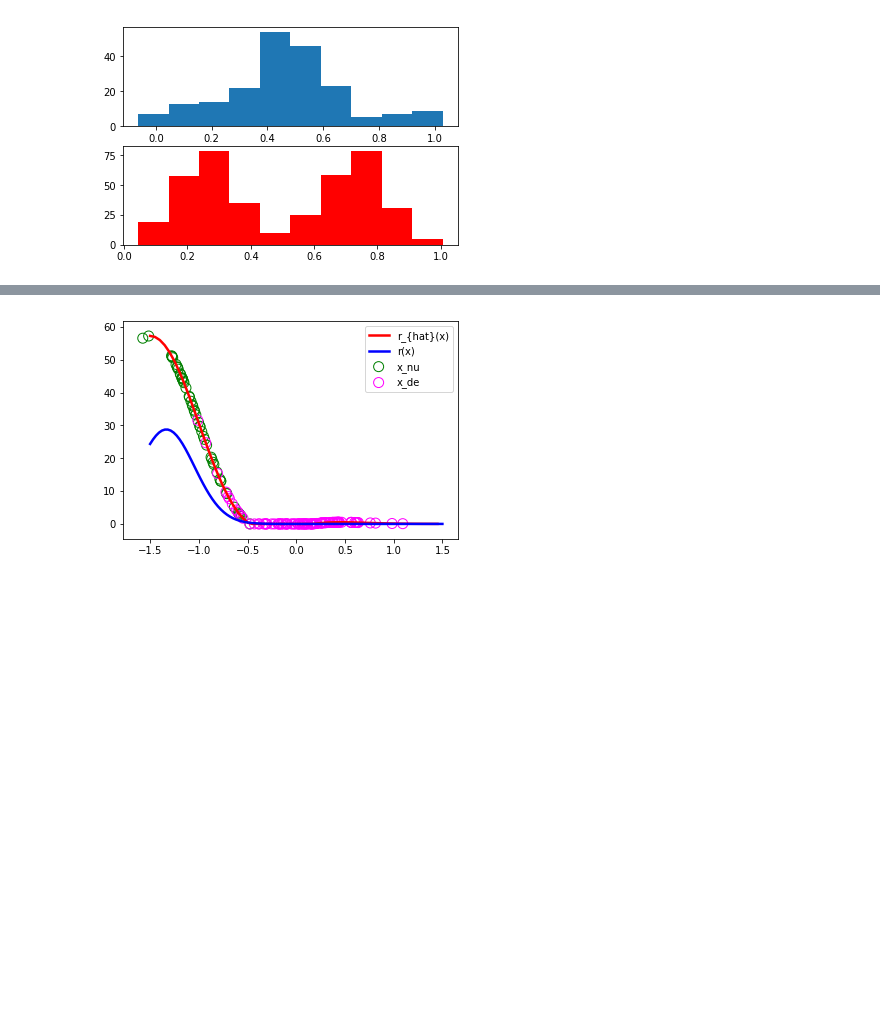
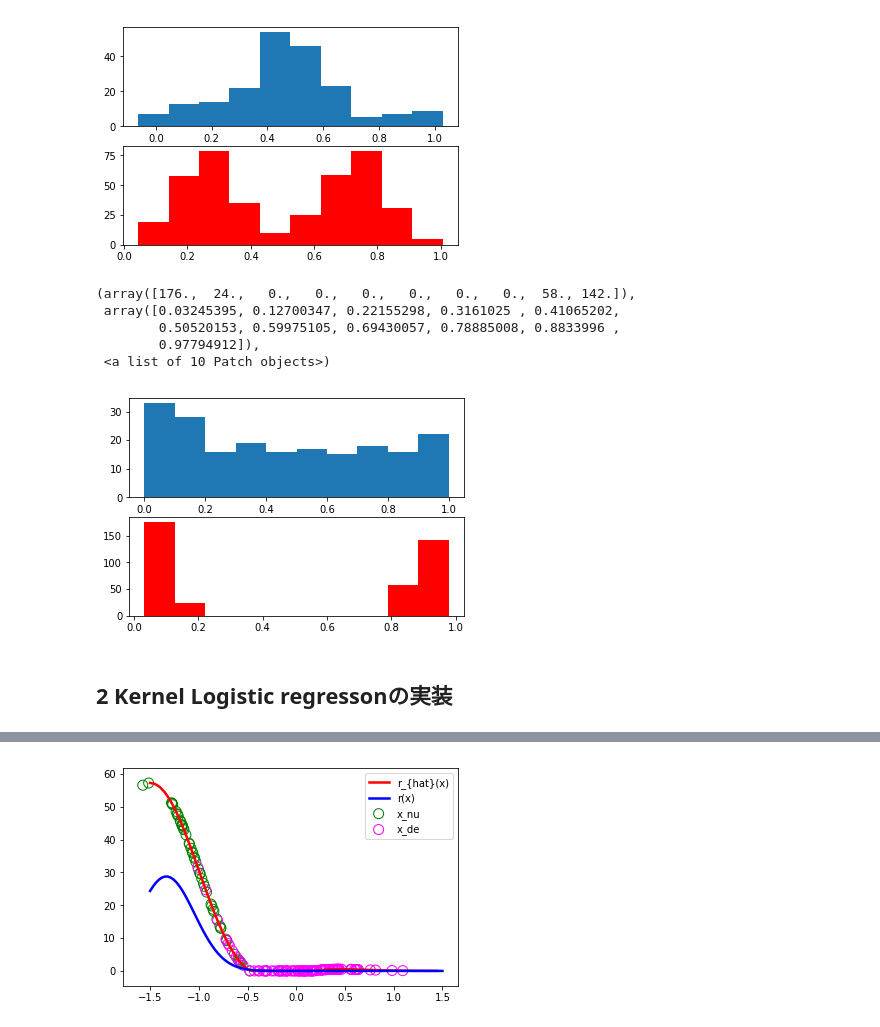
Before and after one commit to Nakakey/covariate_shift, a Jupyter notebook: compare_RuLSIF.ipynb, the cells around one changed output, grey strips where cells are left out. Cells and saved outputs as stored; diff of their text form; code cells hidden in the pictures; blank space fills up the shorter version.

```diff
--- a/compare_RuLSIF.ipynb
+++ b/compare_RuLSIF.ipynb
@@ -48,3 +48,17 @@ plt.hist(test_x, color = 'r')
         1.00532146]),
  <a list of 10 Patch objects>)
 [figure]
+# %%
+plt.subplot(2,1,1)
+plt.hist(train_y)
+plt.subplot(2,1,2)
+plt.hist(test_y, color = 'r')
+# %% [output]
+(array([176.,  24.,   0.,   0.,   0.,   0.,   0.,   0.,  58., 142.]),
+ array([0.03245395, 0.12700347, 0.22155298, 0.3161025 , 0.41065202,
+        0.50520153, 0.59975105, 0.69430057, 0.78885008, 0.8833996 ,
+        0.97794912]),
+ <a list of 10 Patch objects>)
+[figure, added]
+# %% [markdown]
+## 2 Kernel Logistic regressonの実装
```
Also changed, not shown: parts of 18 cells of this notebook, 2 other files.
